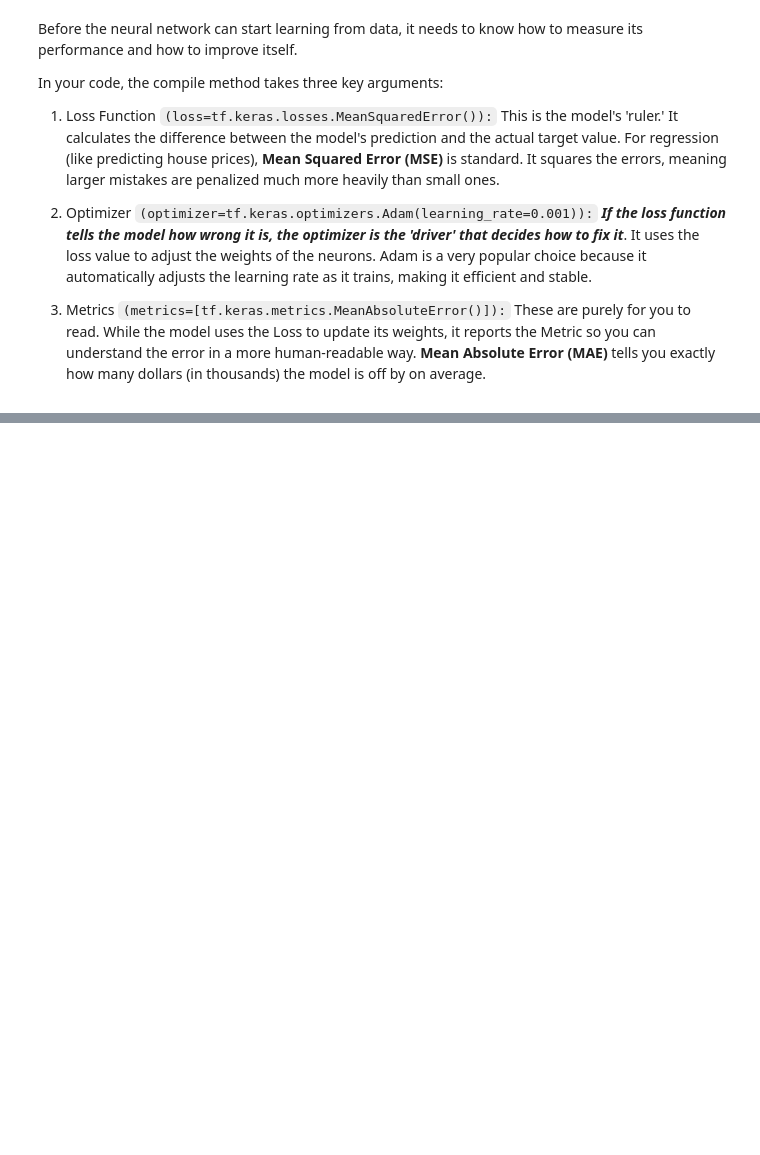
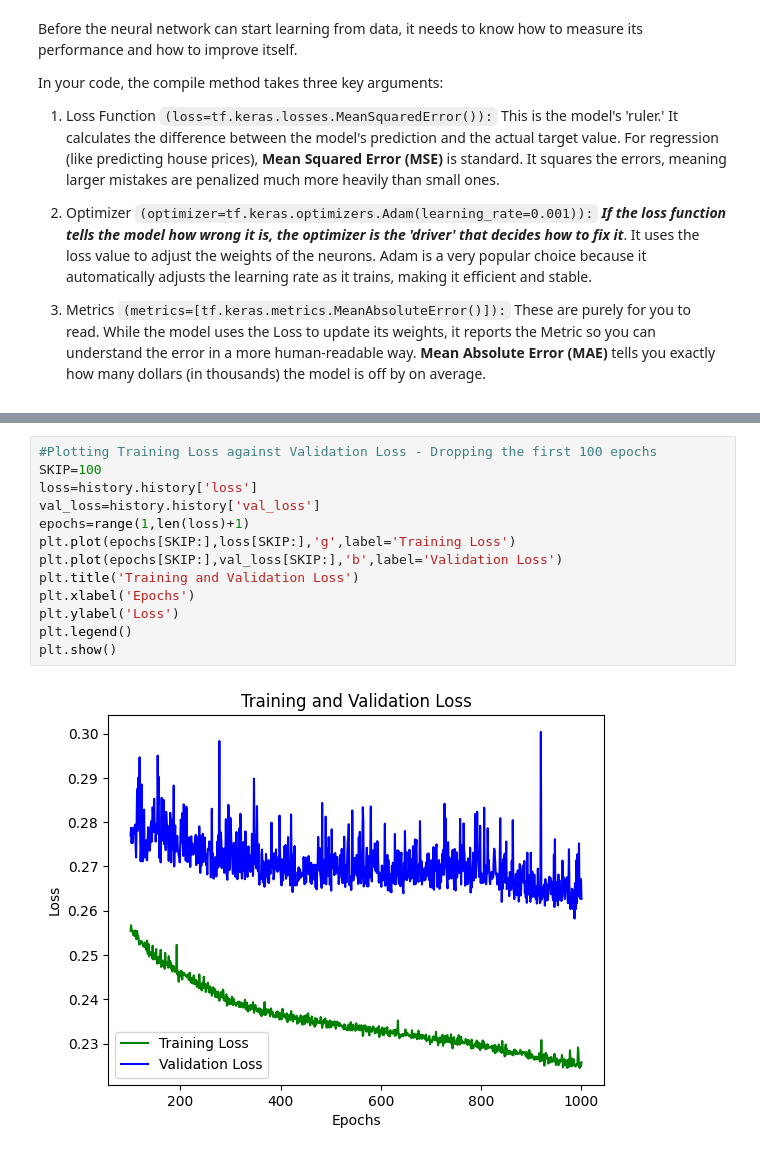
Before and after one commit to Cnshimba/AI_EIARI4A_2026, a Jupyter notebook: week7_exercise_1.ipynb, the cells around one changed output, grey strips where cells are left out. Saved outputs shown, nothing was run; the diff lists cells and outputs as text; blank space fills up the shorter version.

```diff
--- a/week7_exercise_1.ipynb
+++ b/week7_exercise_1.ipynb
@@ -252,0 +263,15 @@ Because the lines are smooth and didn't start going back up, it suggests the mod
+# %%
+#Plotting Training Loss against Validation Loss - Dropping the first 100 epochs
+SKIP=100
+loss=history.history['loss']
+val_loss=history.history['val_loss']
+epochs=range(1,len(loss)+1)
+plt.plot(epochs[SKIP:],loss[SKIP:],'g',label='Training Loss')
+plt.plot(epochs[SKIP:],val_loss[SKIP:],'b',label='Validation Loss')
+plt.title('Training and Validation Loss')
+plt.xlabel('Epochs')
+plt.ylabel('Loss')
+plt.legend()
+plt.show()
+# %% [output]
+[figure, added]
```
Also changed, not shown: parts of 21 cells of this notebook.
